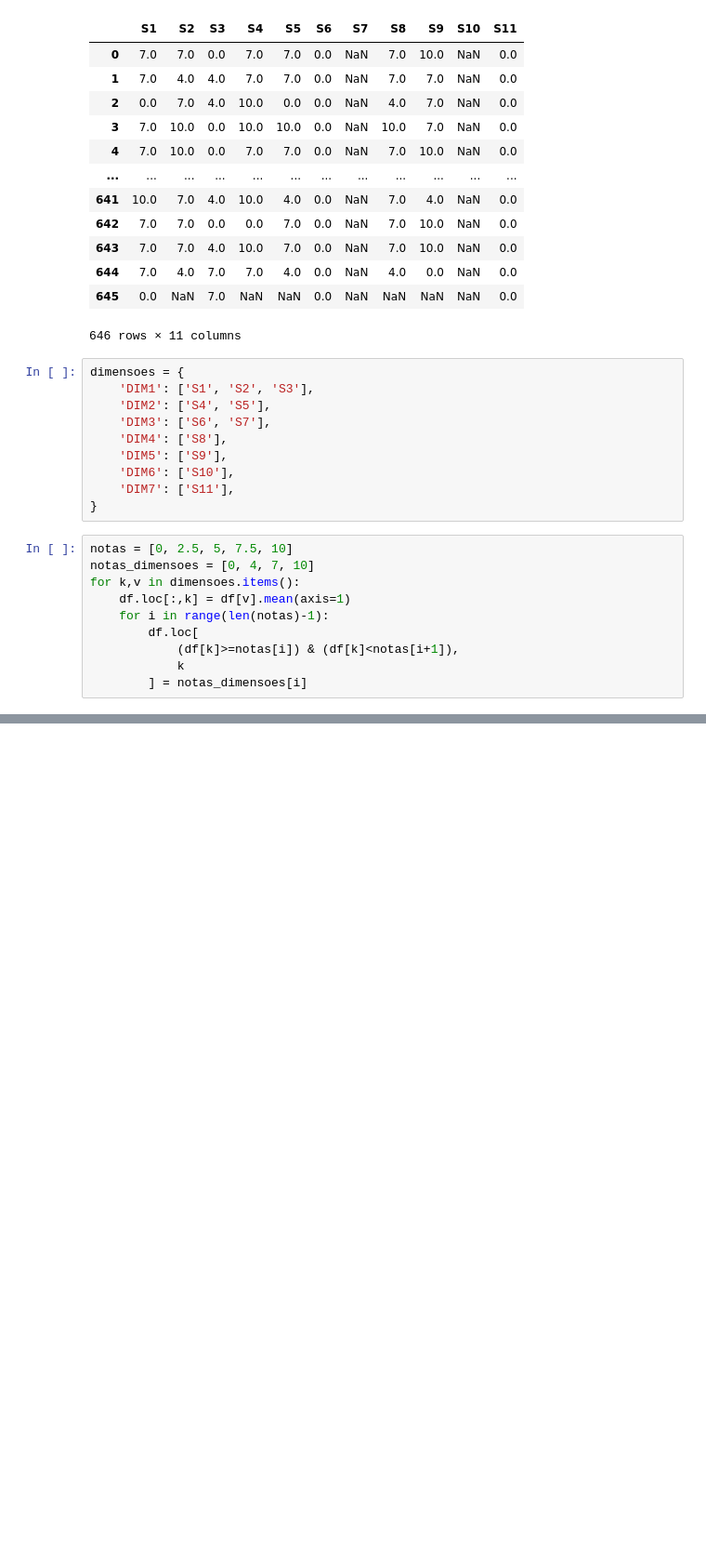
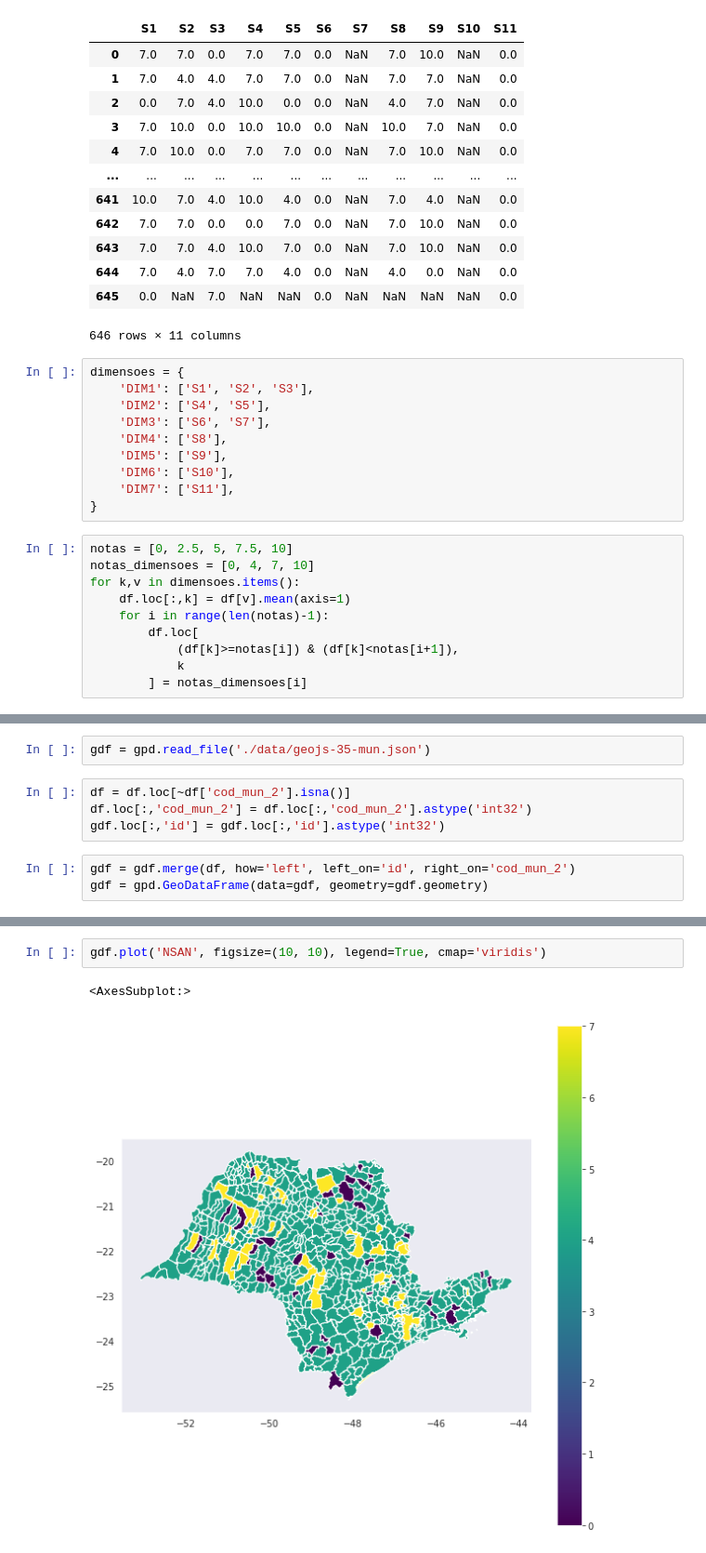
Before and after one commit to ricardormotta/food_and_nutrition_security_analysis, a Jupyter notebook: Untitled.ipynb, the cells around one changed output, grey strips where cells are left out. Shown at 93% size. Saved outputs shown, nothing was run; the diff lists cells and outputs as text; blank space fills up the shorter version.

```diff
--- a/Untitled.ipynb
+++ b/Untitled.ipynb
@@ -555,0 +572,9 @@ df[dimensoes.keys()]
+# %%
+gdf = gpd.read_file('./data/geojs-35-mun.json')
+# %%
+df = df.loc[~df['cod_mun_2'].isna()]
+df.loc[:,'cod_mun_2'] = df.loc[:,'cod_mun_2'].astype('int32')
+gdf.loc[:,'id'] = gdf.loc[:,'id'].astype('int32')
+# %%
+gdf = gdf.merge(df, how='left', left_on='id', right_on='cod_mun_2')
+gdf = gpd.GeoDataFrame(data=gdf, geometry=gdf.geometry)
@@ -555,0 +596,5 @@ df[dimensoes.keys()]
+# %%
+gdf.plot('NSAN', figsize=(10, 10), legend=True, cmap='viridis')
+# %% [output]
+<AxesSubplot:>
+[figure, added]
```
Also changed, not shown: parts of 26 cells of this notebook.
